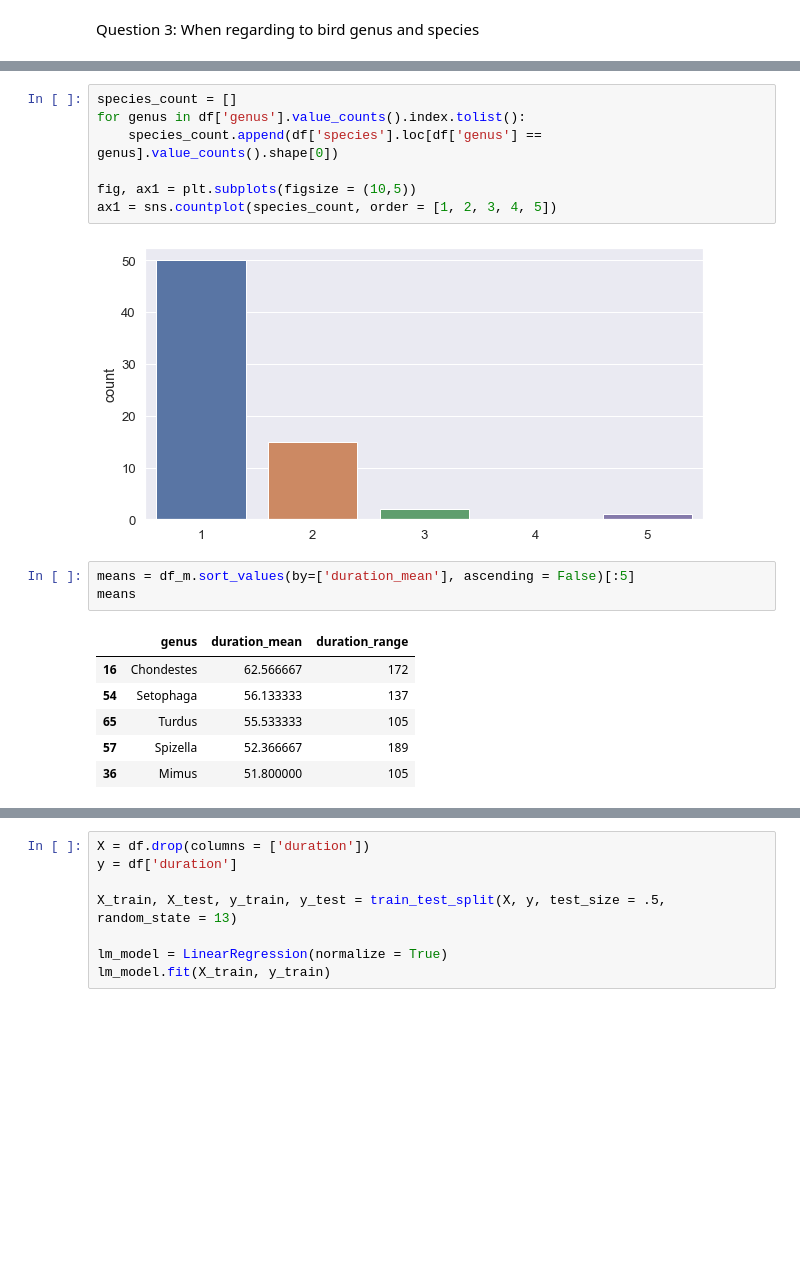
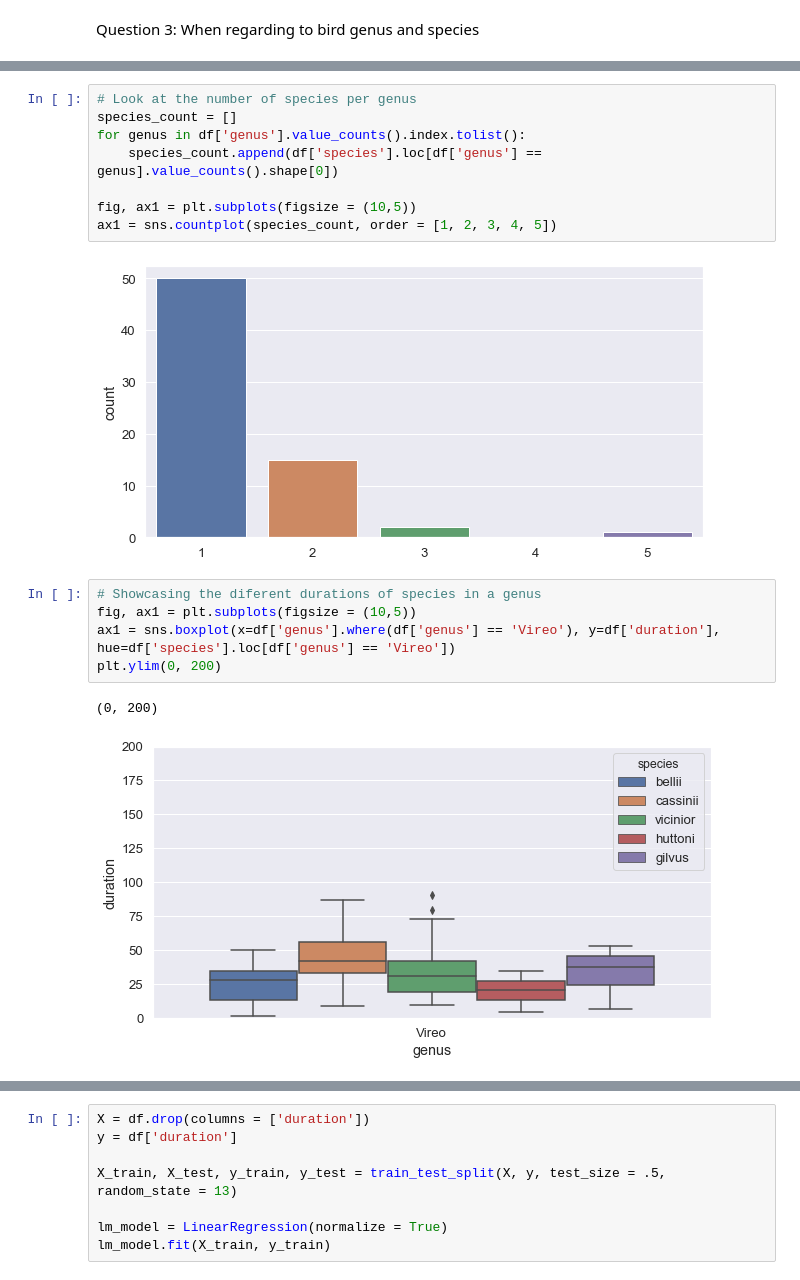
Before and after one commit to awyeh64/Bird-Songs, a Jupyter notebook: Avian-Vocalization.ipynb, the cells around one changed output, grey strips where cells are left out. Drawn from its saved outputs; the diff is of its cells as text; blank space fills up the shorter version.

```diff
--- a/Avian-Vocalization.ipynb
+++ b/Avian-Vocalization.ipynb
@@ -197,4 +215,5 @@ df_m['duration_range'] = df_r['duration_range']
 # %%
+# Look at the number of species per genus
 species_count = []
 for genus in df['genus'].value_counts().index.tolist():
     species_count.append(df['species'].loc[df['genus'] == genus].value_counts().shape[0])
@@ -203,14 +222,12 @@ fig, ax1 = plt.subplots(figsize = (10,5))
 ax1 = sns.countplot(species_count, order = [1, 2, 3, 4, 5])
 # %% [output]
 [figure]
-# %%
-means = df_m.sort_values(by=['duration_mean'], ascending = False)[:5]
-means
-# %% [output]
-|  | genus | duration_mean | duration_range |
-| 16 | Chondestes | 62.566667 | 172 |
-| 54 | Setophaga | 56.133333 | 137 |
-| 65 | Turdus | 55.533333 | 105 |
-| 57 | Spizella | 52.366667 | 189 |
-| 36 | Mimus | 51.800000 | 105 |
+# %%
+# Showcasing the diferent durations of species in a genus
+fig, ax1 = plt.subplots(figsize = (10,5))
+ax1 = sns.boxplot(x=df['genus'].where(df['genus'] == 'Vireo'), y=df['duration'], hue=df['species'].loc[df['genus'] == 'Vireo'])
+plt.ylim(0, 200)
+# %% [output]
+(0, 200)
+[figure, added]
 # %%
```
Also changed, not shown: parts of 10 cells of this notebook.
